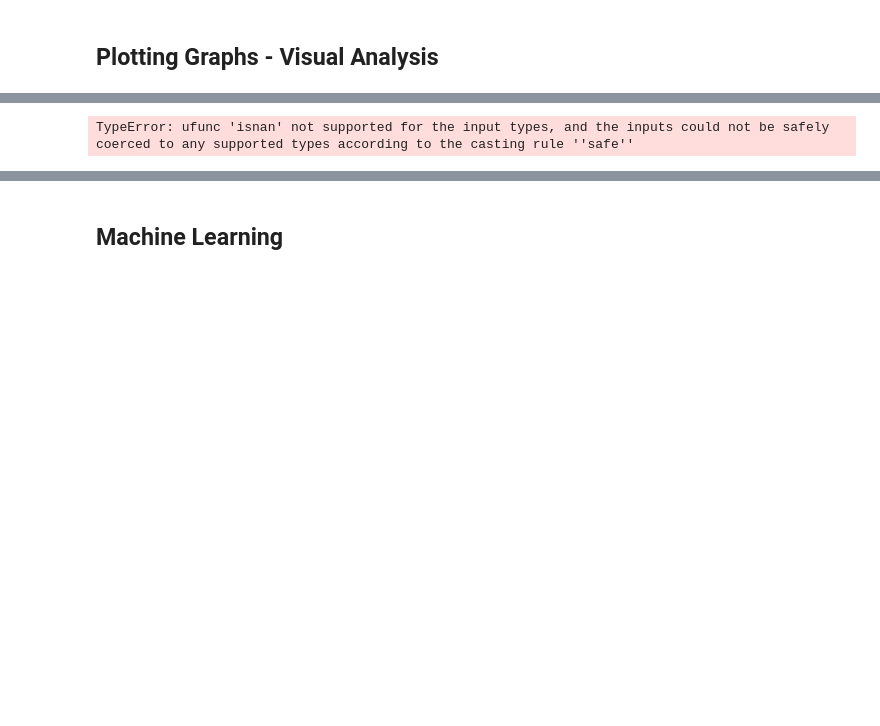
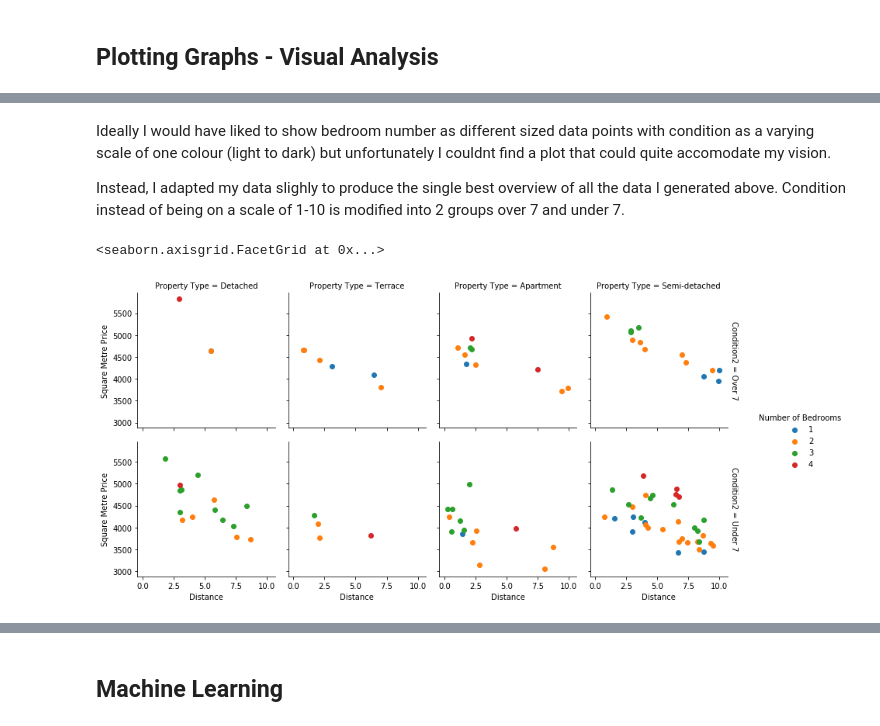
Before and after one commit to eimearbutler7/Programming4DA_Project, a Jupyter notebook: Programming4DA_Project.ipynb, the cells around one changed output, grey strips where cells are left out. Saved outputs shown, nothing was run; the diff lists cells and outputs as text; code cells hidden in the pictures; blank space fills up the shorter version.

```diff
--- a/Programming4DA_Project.ipynb
+++ b/Programming4DA_Project.ipynb
@@ -462,5 +439,26 @@ SyntaxError: invalid syntax (<ipython-input-108-cc0624a336c0>, line 2)
-# %%
-sns.heatmap(df_final, annot=True)
-plt.show()
-# %% [output]
-TypeError: ufunc 'isnan' not supported for the input types, and the inputs could not be safely coerced to any supported types according to the casting rule ''safe''
+# %% [markdown]
+Ideally I would have liked to show bedroom number as different sized data points with condition as a varying scale of one colour (light to dark) but unfortunately I couldnt find a plot that could quite accomodate my vision.
+
+Instead, I adapted my data slighly to produce the single best overview of all the data I generated above. Condition instead of being on a scale of 1-10 is modified into 2 groups over 7 and under 7.
+# %%
+c2 = condition >= 7 #c2 becomes a new array splitting the condition variable into two groups
+
+#add this new column of data into our final dataframe
+df_final2 = pd.DataFrame({'Distance': distance,'Property Type': z, 'Number of Bedrooms': bedrooms, 'Condition':condition, 'Condition2':c2, 'Square Metre Price': square_m})
+
+#now I want to convert the True/False Booleon to strings so it represents the new data best
+bool_cols = df_final2.columns[df_final2.dtypes == 'bool']
+df_final2[bool_cols] = df_final2[bool_cols].replace({True: 'Over 7', False: 'Under 7'})
+#df_final2   #remove hashtag here to show the newly generated list.
+# %%
+#I now can represent all critical variables on a single series of plots where the upper row of plots will show data for properties with a condition score of 7 or over and the secnd row of plots for those below 7.
+
+#create grid of plots where col = the information spread across columns,row = the same for each row, hue = differentiation through data point colour and other components add to the formatting of the plots
+g = sns.FacetGrid(df_final2, col="Property Type", row="Condition2", row_order=['Over 7', 'Under 7'], hue="Number of Bedrooms", legend_out=True, margin_titles=True) #source: https://www.tutorialspoint.com/seaborn/seaborn_facet_grid.html
+
+#create scatterplot where from the dataframe, Distance and Square Metre Price are represented on each x and y axis
+g.map(plt.scatter, "Distance", "Square Metre Price")
+g.add_legend() #include legena
+# %% [output]
+<seaborn.axisgrid.FacetGrid at 0x...>
+[figure, added]
```
Also changed, not shown: parts of 28 cells of this notebook.
